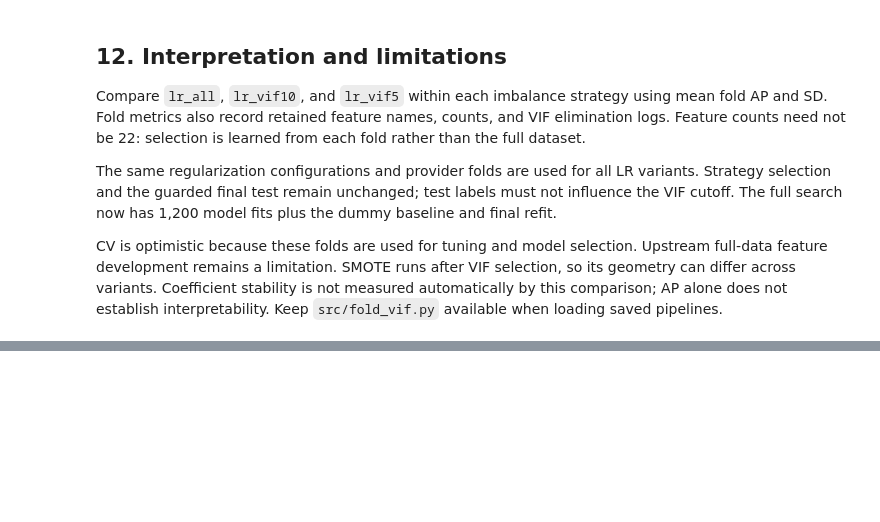
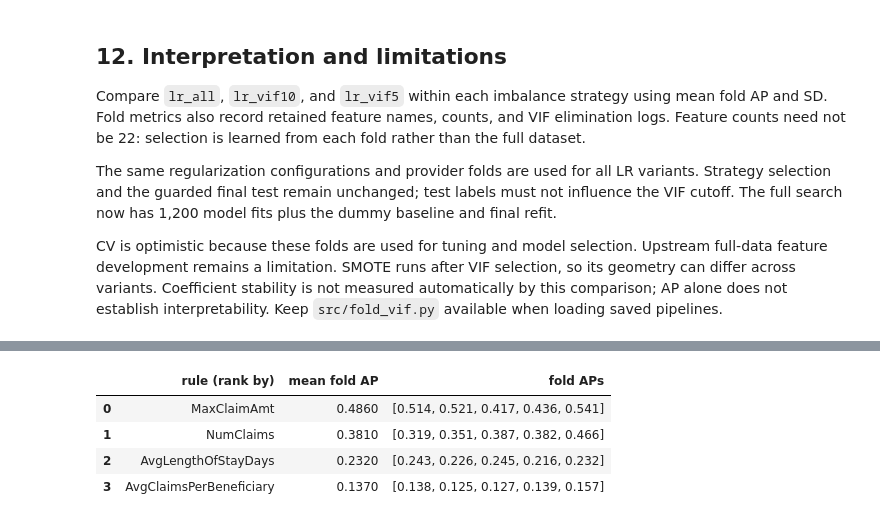
Before and after one commit to citronwhitetea/bt4012-group14-healthcare-fraud-detection, a Jupyter notebook: notebooks/06c_logistic_random_forest_models.ipynb, the cells around one changed output, grey strips where cells are left out. Cells and saved outputs as stored; diff of their text form; code cells hidden in the pictures; blank space fills up the shorter version.

```diff
--- a/notebooks/06c_logistic_random_forest_models.ipynb
+++ b/notebooks/06c_logistic_random_forest_models.ipynb
@@ -807,0 +812,26 @@ CV is optimistic because these folds are used for tuning and model selection. Up
+# %%
+from pathlib import Path
+import pandas as pd
+from sklearn.metrics import average_precision_score
+
+ROOT = next(p for p in [Path.cwd(), *Path.cwd().parents] if (p / "src").is_dir() and (p / "data").is_dir())
+train = pd.read_csv(ROOT / "data/processed/provider_features_train.csv")
+folds = pd.read_csv(ROOT / "artifacts/boosting/20261011_232303_full/cv_folds.csv")[["Provider", "fold"]]
+df = train.merge(folds, on="Provider", how="inner", validate="one_to_one")
+assert len(df) == len(train) == 4328, "fold assignment must cover every training provider"
+y = (df["PotentialFraud"].astype(str).isin(["1", "Yes"])).astype(int)
+
+rows = []
+for feature in ["MaxClaimAmt", "NumClaims", "AvgLengthOfStayDays", "AvgClaimsPerBeneficiary"]:
+    score = df[feature].fillna(0)
+    fold_ap = [average_precision_score(y[df["fold"] == k], score[df["fold"] == k]) for k in sorted(df["fold"].unique())]
+    rows.append({"rule (rank by)": feature,
+                 "mean fold AP": round(sum(fold_ap) / len(fold_ap), 3),
+                 "fold APs": [round(a, 3) for a in fold_ap]})
+pd.DataFrame(rows).sort_values("mean fold AP", ascending=False).reset_index(drop=True)
+# %% [output]
+|  | rule (rank by) | mean fold AP | fold APs |
+| 0 | MaxClaimAmt | 0.4860 | [0.514, 0.521, 0.417, 0.436, 0.541] |
+| 1 | NumClaims | 0.3810 | [0.319, 0.351, 0.387, 0.382, 0.466] |
+| 2 | AvgLengthOfStayDays | 0.2320 | [0.243, 0.226, 0.245, 0.216, 0.232] |
+| 3 | AvgClaimsPerBeneficiary | 0.1370 | [0.138, 0.125, 0.127, 0.139, 0.157] |
```
Also changed, not shown: parts of 1 cell of this notebook.
